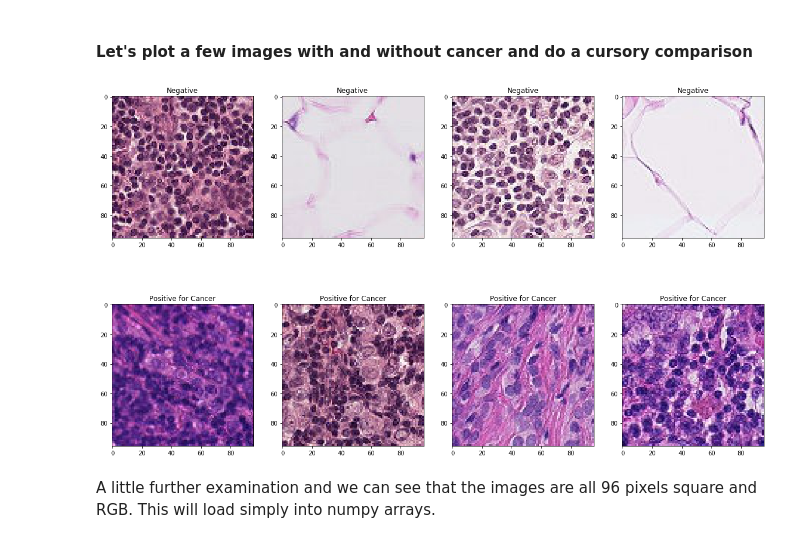
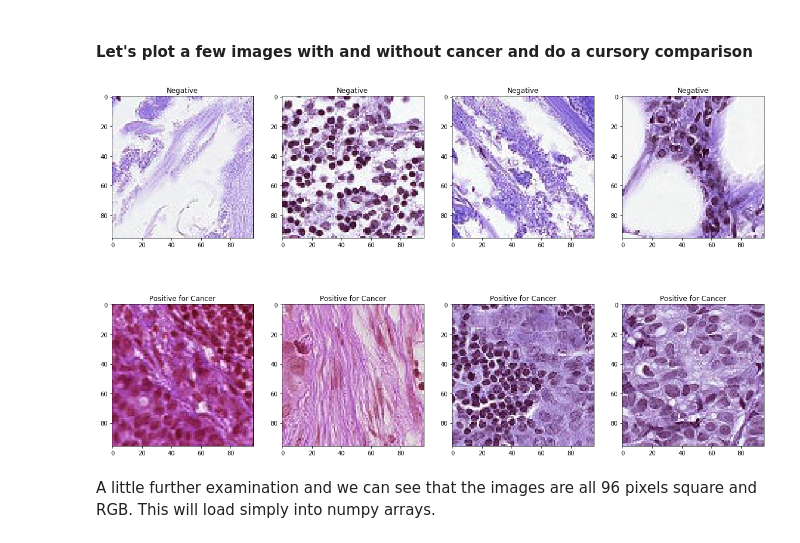
Before and after one commit to morganfry/springboard, a Jupyter notebook: Capstone Project 1/Spr_Cap1_Mfry_Data_Wrangling.ipynb, the cells around one changed output. Saved outputs shown, nothing was run; the diff lists cells and outputs as text; code cells hidden in the pictures.

```diff
--- a/Capstone Project 1/Spr_Cap1_Mfry_Data_Wrangling.ipynb
+++ b/Capstone Project 1/Spr_Cap1_Mfry_Data_Wrangling.ipynb
@@ -36,21 +34,21 @@ print(tr_data.head(8))
 # %%
 #select 8 at random
 shuffled_tr_data=shuffle(tr_data)
 
 fig,ax = plt.subplots(2,4, figsize=(20,12))
 #4 negatives
 for i, idx in enumerate(shuffled_tr_data[shuffled_tr_data['label'] == 0]['id'][:4]):
     path = 'train/'+idx+'.tif'
-    ax[0,i].imshow(plt.imread(path))
+    ax[0,i].imshow(cv2.imread(path))
     ax[0,i].set_title('Negative')
 
 #4 positives
 for i, idx in enumerate(shuffled_tr_data[shuffled_tr_data['label'] == 1]['id'][:4]):
     path = 'train/'+idx+'.tif'
-    ax[1,i].imshow(plt.imread(path))
+    ax[1,i].imshow(cv2.imread(path))
     ax[1,i].set_title('Positive for Cancer')
 # %% [output]
-[figure, old version]
+[figure, new version]
 # %% [markdown]
 A little further examination and we can see that the images are all 96 pixels square and RGB. This will load simply into numpy arrays.
 # %%
```
Also changed, not shown: parts of 18 cells of this notebook, 1 other file.
